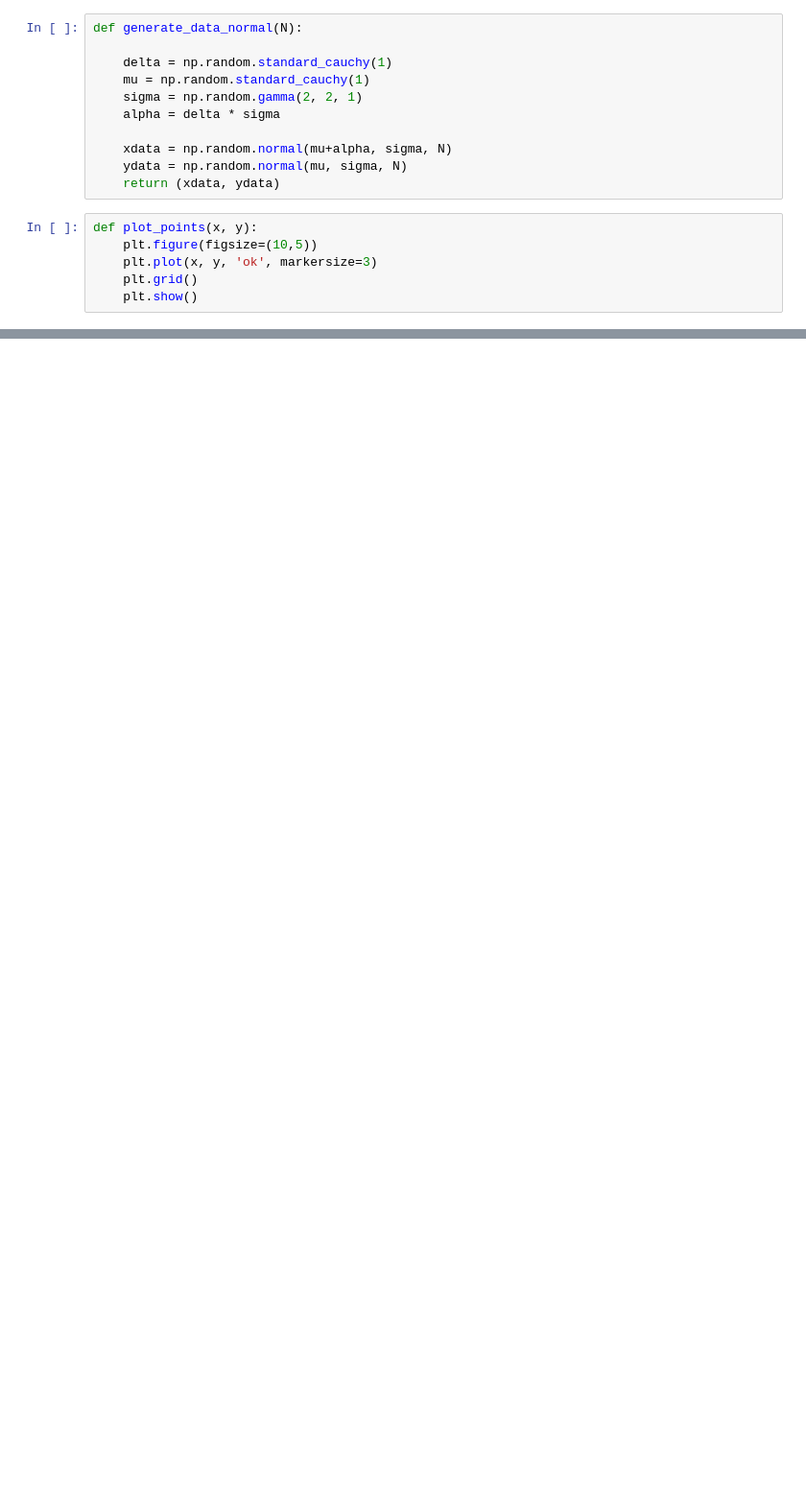
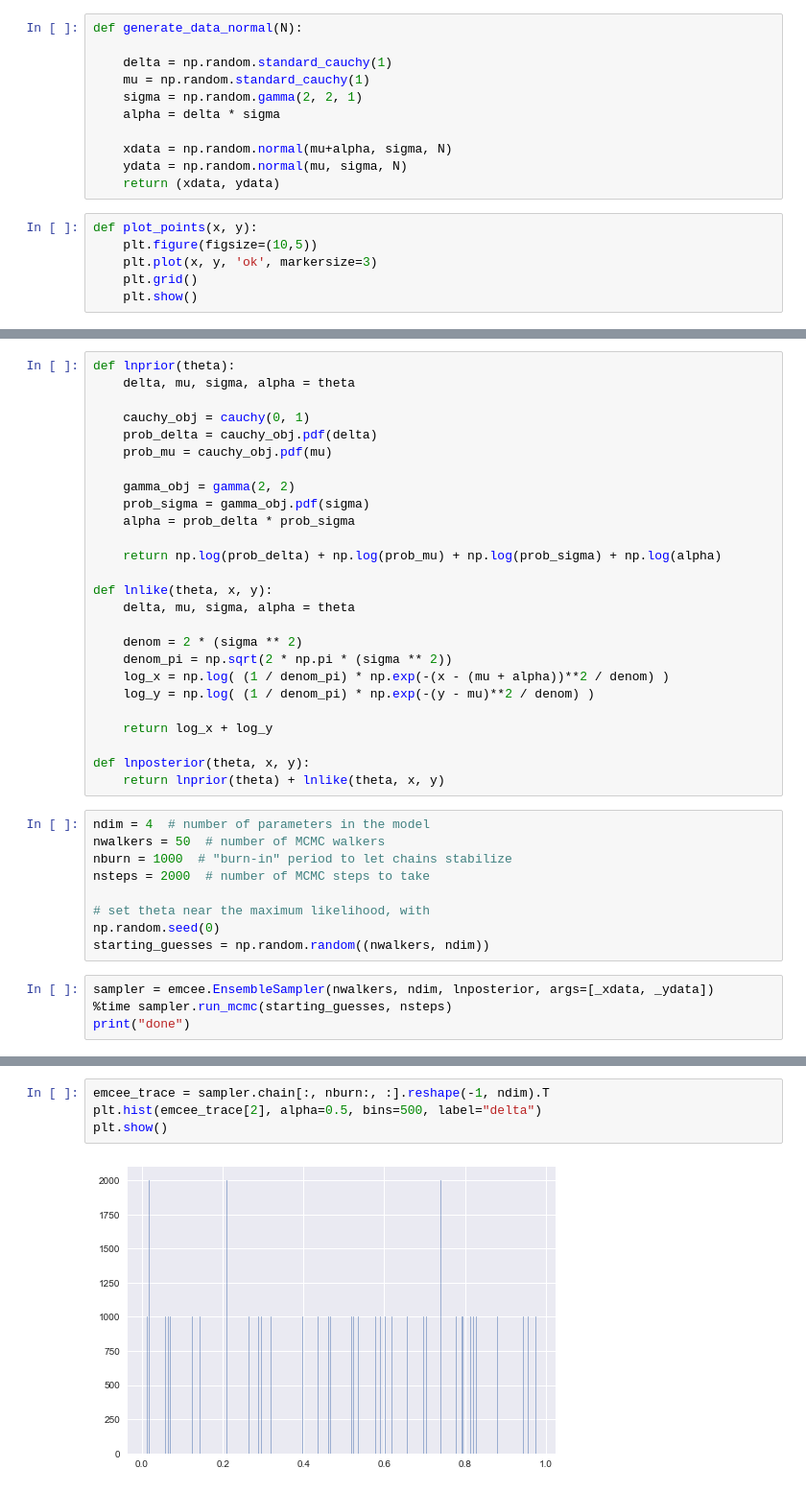
Before and after one commit to daryadedik/investigate_bayesian, a Jupyter notebook: Bayesian sampling investigation data generation.ipynb, the cells around one changed output, grey strips where cells are left out. Shown: that part at 96% size. Cells and saved outputs as stored; diff of their text form; blank space fills up the shorter version.

```diff
--- a/Bayesian sampling investigation data generation.ipynb
+++ b/Bayesian sampling investigation data generation.ipynb
@@ -51,0 +80,39 @@ plot_hist(xdata, ydata)
+# %%
+def lnprior(theta):
+    delta, mu, sigma, alpha = theta
+
+    cauchy_obj = cauchy(0, 1)
+    prob_delta = cauchy_obj.pdf(delta)
+    prob_mu = cauchy_obj.pdf(mu)
+
+    gamma_obj = gamma(2, 2)
+    prob_sigma = gamma_obj.pdf(sigma)
+    alpha = prob_delta * prob_sigma
+
+    return np.log(prob_delta) + np.log(prob_mu) + np.log(prob_sigma) + np.log(alpha)
+
+def lnlike(theta, x, y):
+    delta, mu, sigma, alpha = theta
+
+    denom = 2 * (sigma ** 2)
+    denom_pi = np.sqrt(2 * np.pi * (sigma ** 2))
+    log_x = np.log( (1 / denom_pi) * np.exp(-(x - (mu + alpha))**2 / denom) )
+    log_y = np.log( (1 / denom_pi) * np.exp(-(y - mu)**2 / denom) )
+
+    return log_x + log_y
+
+def lnposterior(theta, x, y):
+    return lnprior(theta) + lnlike(theta, x, y)
+# %%
+ndim = 4  # number of parameters in the model
+nwalkers = 50  # number of MCMC walkers
+nburn = 1000  # "burn-in" period to let chains stabilize
+nsteps = 2000  # number of MCMC steps to take
+
+# set theta near the maximum likelihood, with
+np.random.seed(0)
+starting_guesses = np.random.random((nwalkers, ndim))
+# %%
+sampler = emcee.EnsembleSampler(nwalkers, ndim, lnposterior, args=[_xdata, _ydata])
+%time sampler.run_mcmc(starting_guesses, nsteps)
+print("done")
@@ -51,0 +123,6 @@ plot_hist(xdata, ydata)
+# %%
+emcee_trace = sampler.chain[:, nburn:, :].reshape(-1, ndim).T
+plt.hist(emcee_trace[2], alpha=0.5, bins=500, label="delta")
+plt.show()
+# %% [output]
+[figure, added]
```
Also changed, not shown: parts of 9 cells of this notebook.
